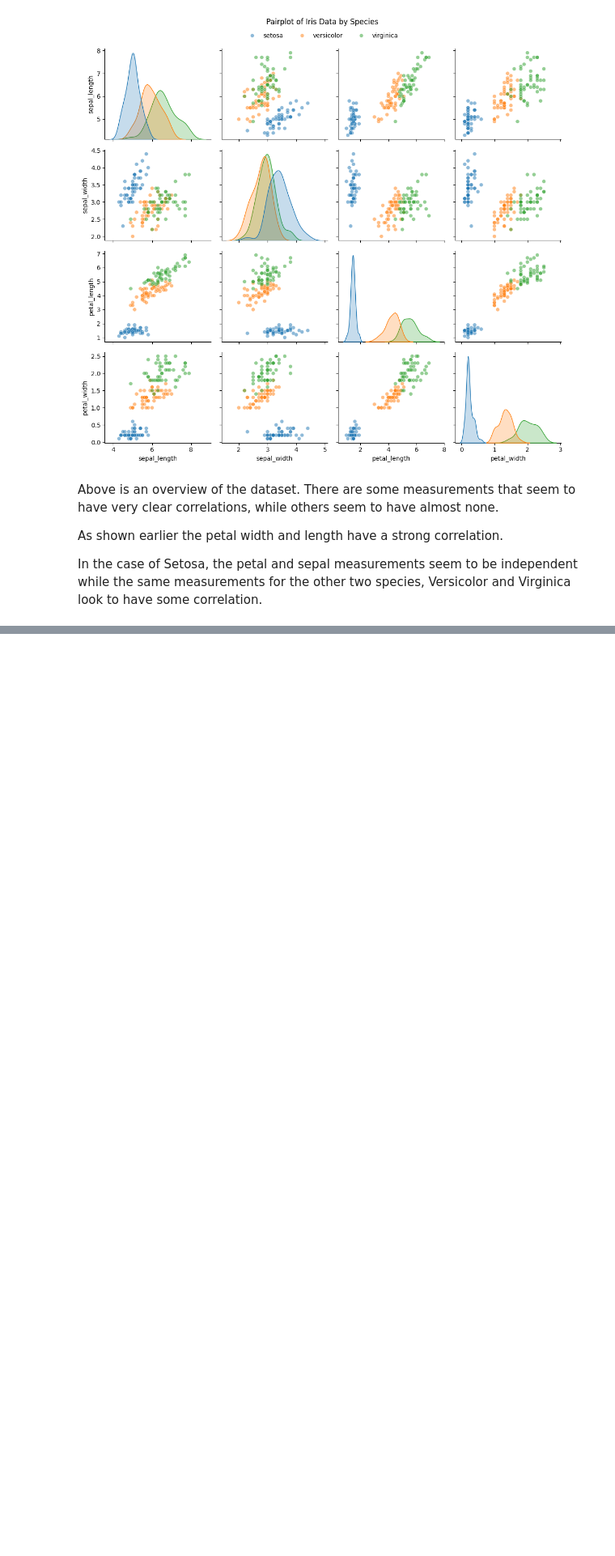
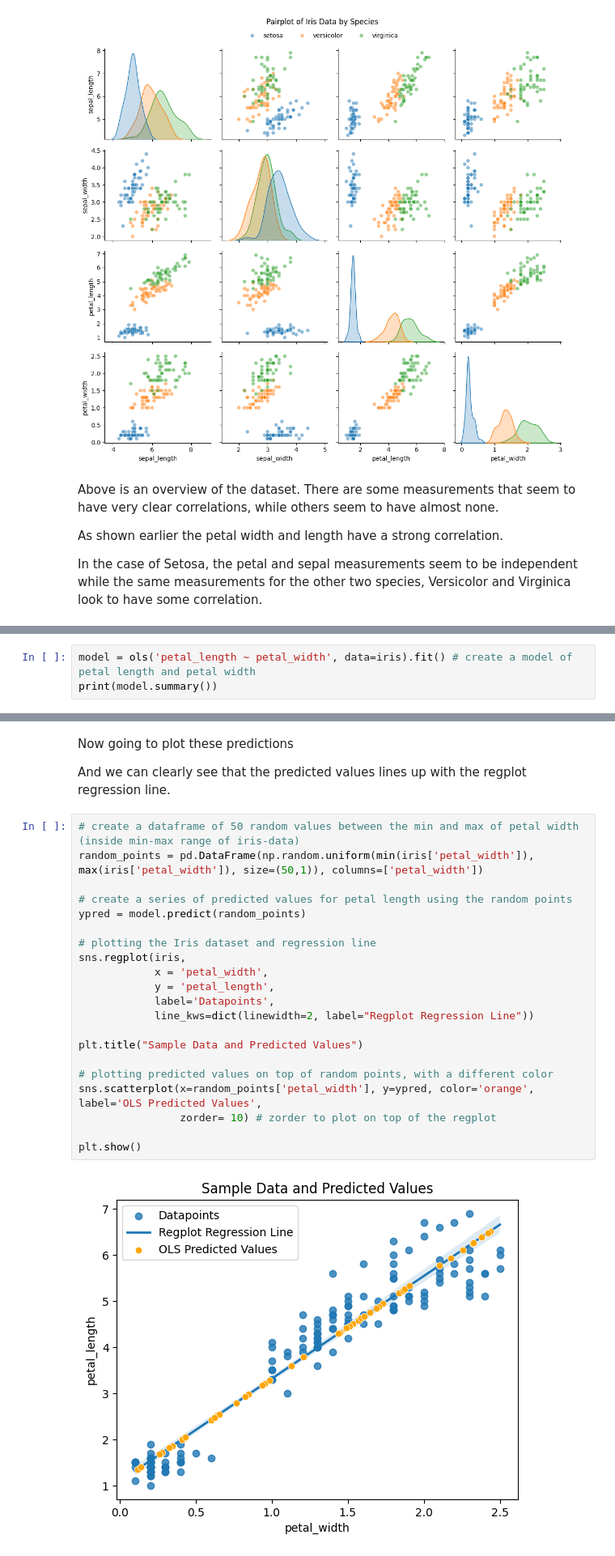
Before and after one commit to Wessnom/Statistiska_Metoder-Alexander-Wessner, a Jupyter notebook: Project/data_analysis.ipynb, the cells around one changed output, grey strips where cells are left out. Shown at 81% size. Cells and saved outputs as stored; diff of their text form; blank space fills up the shorter version.

```diff
--- a/Project/data_analysis.ipynb
+++ b/Project/data_analysis.ipynb
@@ -187,0 +250,3 @@ In the case of Setosa, the petal and sepal measurements seem to be independent w
+# %%
+model = ols('petal_length ~ petal_width', data=iris).fit() # create a model of petal length and petal width
+print(model.summary())
@@ -187,0 +289,27 @@ In the case of Setosa, the petal and sepal measurements seem to be independent w
+# %% [markdown]
+Now going to plot these predictions
+
+And we can clearly see that the predicted values lines up with the regplot regression line.
+# %%
+# create a dataframe of 50 random values between the min and max of petal width (inside min-max range of iris-data)
+random_points = pd.DataFrame(np.random.uniform(min(iris['petal_width']), max(iris['petal_width']), size=(50,1)), columns=['petal_width'])
+
+# create a series of predicted values for petal length using the random points
+ypred = model.predict(random_points)
+
+# plotting the Iris dataset and regression line
+sns.regplot(iris,
+            x = 'petal_width',
+            y = 'petal_length',
+            label='Datapoints',
+            line_kws=dict(linewidth=2, label="Regplot Regression Line"))
+
+plt.title("Sample Data and Predicted Values")
+
+# plotting predicted values on top of random points, with a different color
+sns.scatterplot(x=random_points['petal_width'], y=ypred, color='orange', label='OLS Predicted Values',
+                zorder= 10) # zorder to plot on top of the regplot
+
+plt.show()
+# %% [output]
+[figure, added]
```
Also changed, not shown: parts of 11 cells of this notebook.
